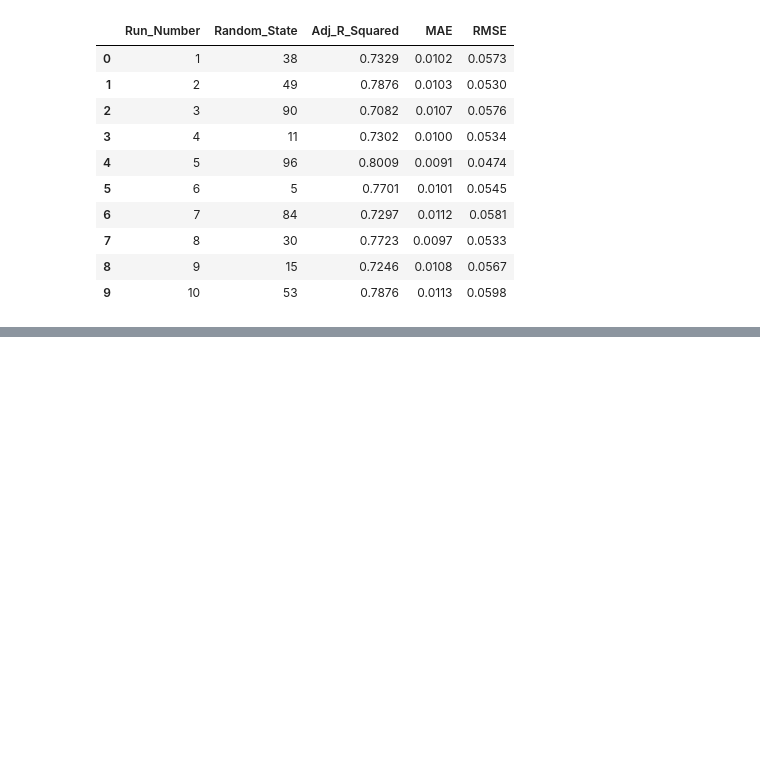
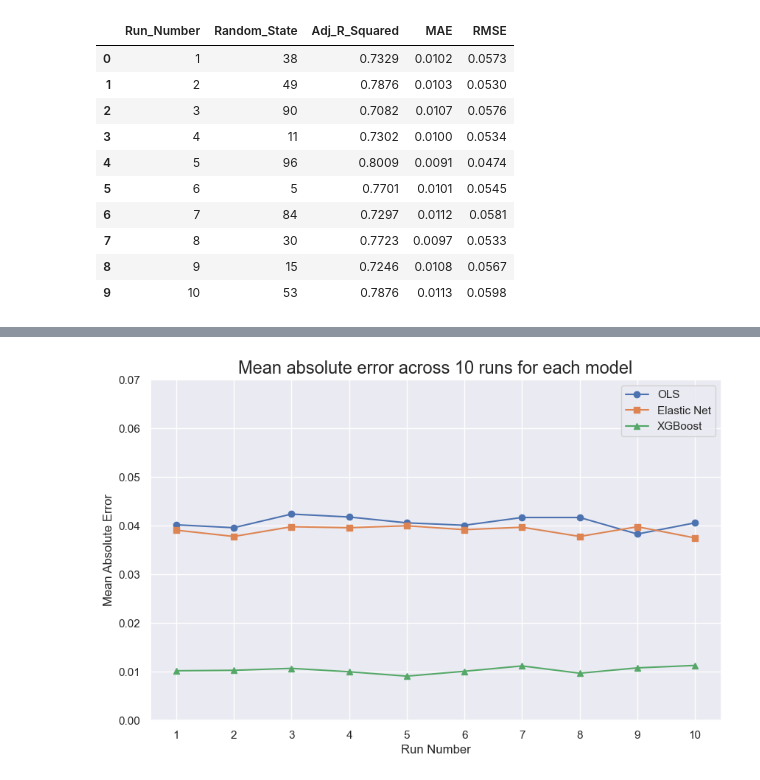
Before and after one commit to RasheedMartin/PredictingNBACareers, a Jupyter notebook: notebooks/modeling/All_NBA_Vote_Share_Modeling.ipynb, the cells around one changed output, grey strips where cells are left out. Saved outputs shown, nothing was run; the diff lists cells and outputs as text; code cells hidden in the pictures; blank space fills up the shorter version.

```diff
--- a/notebooks/modeling/All_NBA_Vote_Share_Modeling.ipynb
+++ b/notebooks/modeling/All_NBA_Vote_Share_Modeling.ipynb
@@ -371,0 +400,8 @@ xgb_results_df
+# %%
+# Compare MAE
+mae_comp = pd.DataFrame()
+mae_comp["Run_Number"] = ols_results_df["Run_Number"]
+mae_comp["OLS"] = ols_results_df["MAE"]
+mae_comp["Elastic_Net"] = enet_results_df["MAE"]
+mae_comp["XGBoost"] = xgb_results_df["MAE"]
+mae_comp
@@ -371,0 +420,15 @@ xgb_results_df
+# %%
+# Plot MAE results
+plt.figure(figsize=(10,6))
+plt.plot(mae_comp["Run_Number"], mae_comp["OLS"], label="OLS", marker="o")
+plt.plot(mae_comp["Run_Number"], mae_comp["Elastic_Net"], label="Elastic Net", marker="s")
+plt.plot(mae_comp["Run_Number"], mae_comp["XGBoost"], label="XGBoost", marker="^")
+plt.xlabel("Run Number")
+plt.xticks(np.arange(1, 11, 1))
+plt.ylabel("Mean Absolute Error")
+plt.yticks(np.arange(0.0, 0.07, 0.01))
+plt.title("Mean absolute error across 10 runs for each model", fontsize=17)
+plt.legend()
+plt.show()
+# %% [output]
+[figure, added]
```
Also changed, not shown: parts of 9 cells of this notebook.
